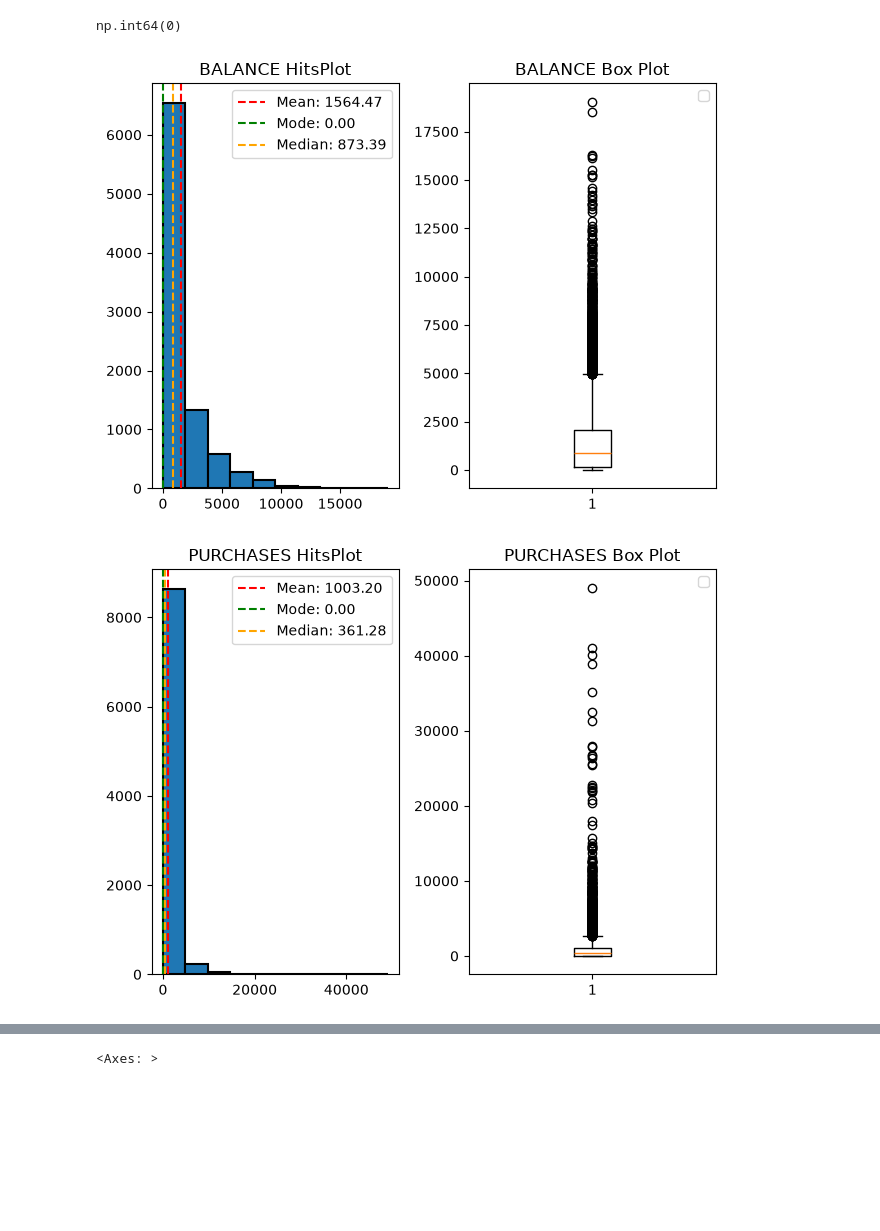
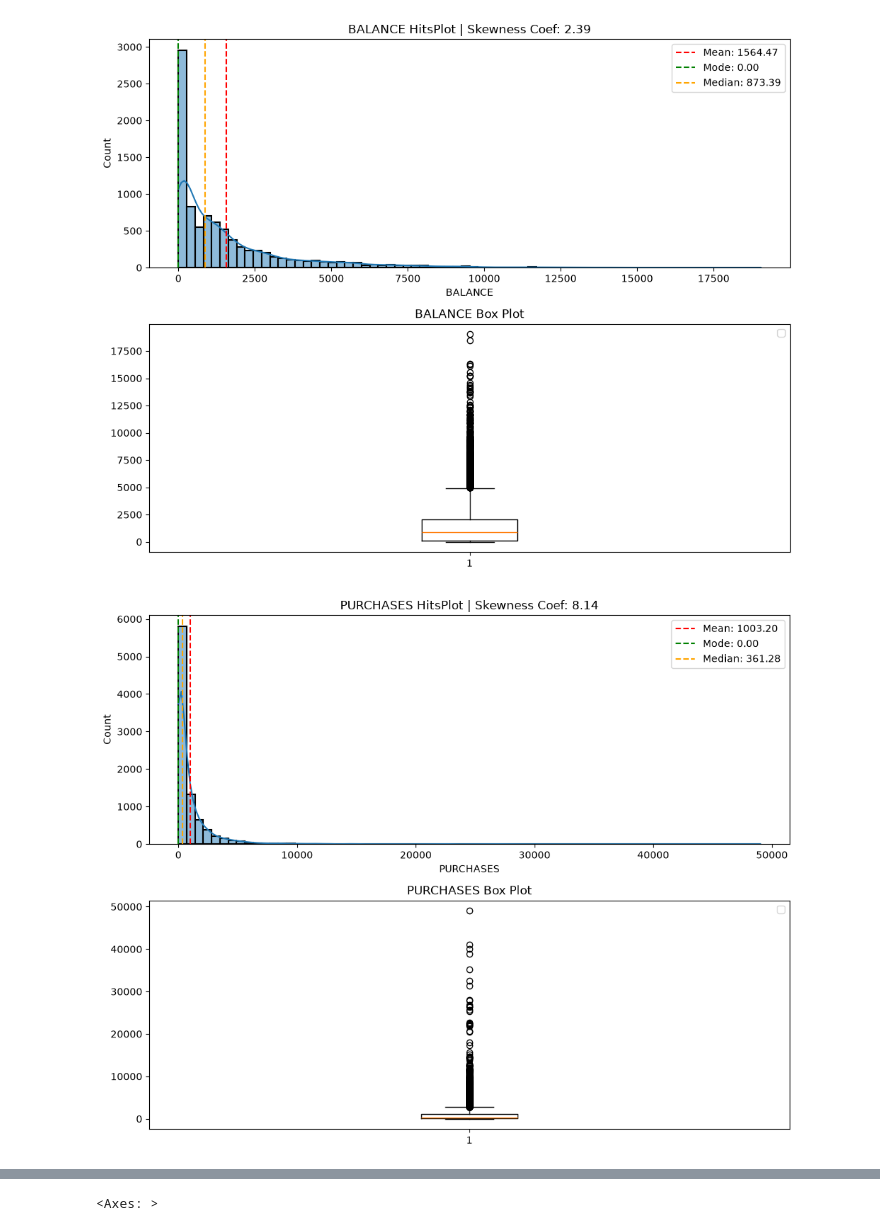
Before and after one commit to Gho-byte/CardProfiler, a Jupyter notebook: notebooks/preprocessing.ipynb, the cells around one changed output, grey strips where cells are left out. Cells and saved outputs as stored; diff of their text form; code cells hidden in the pictures; blank space fills up the shorter version.

```diff
--- a/notebooks/preprocessing.ipynb
+++ b/notebooks/preprocessing.ipynb
@@ -22,7 +22,3 @@ Data columns (total 8 columns):
  7   PAYMENTS                8950 non-null   float64
 dtypes: float64(7), str(1)
 memory usage: 559.5 KB
-# %%
-df.duplicated().sum()
-# %% [output]
-np.int64(0)
@@ -37,21 +31,22 @@ df['CREDIT_LIMIT'] = df['CREDIT_LIMIT'].fillna(df['CREDIT_LIMIT'].mean())
 # %%
 for column in df.select_dtypes(include='number').columns:
     mean = df[column].mean()
     mode = df[column].mode()[0]
     median = df[column].median()
-    fig, (ax1, ax2) = plt.subplots(nrows=1, ncols=2)
-    ax1.hist(df[column], edgecolor='black', linewidth=1.5)
+    fig, (ax1, ax2) = plt.subplots(nrows=2, ncols=1, figsize=(10, 8))
+    sns.histplot(df[column], edgecolor='black', linewidth=1.5, ax=ax1, kde=True, bins=70)
     ax1.axvline(mean, label=f'Mean: {mean:.2f}', linestyle='--', linewidth=1.5, color='red')
     ax1.axvline(mode, label=f'Mode: {mode:.2f}',linestyle='--', linewidth=1.5, color='green')
     ax1.axvline(median, label=f'Median: {median:.2f}',linestyle='--', linewidth=1.5, color='orange')
     # ax.axvline(skewness_cof, label=f'Skewness: {skewness_cof:.2f}',linestyle='--', linewidth=1.5, color='red')
     ax1.legend()
-    ax1.set_title(f'{column} HitsPlot')
+    skew = df[column].skew()
+    ax1.set_title(f'{column} HitsPlot | Skewness Coef: {skew:.2f}')
 
     ax2.boxplot(df[column])
     ax2.legend()
     ax2.set_title(f'{column} Box Plot')
     plt.tight_layout()
 # %% [output]
-[figure, old version]
+[figure, new version]
-[figure, old version]
+[figure, new version]
```
Also changed, not shown: parts of 4 cells of this notebook, 1 other file.
